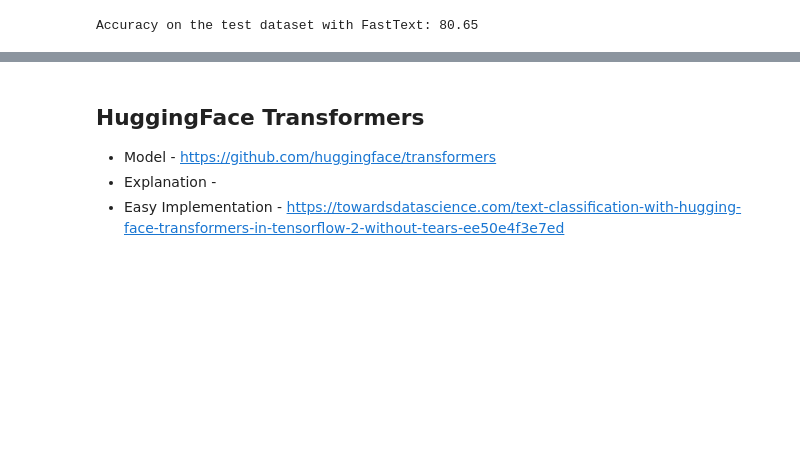
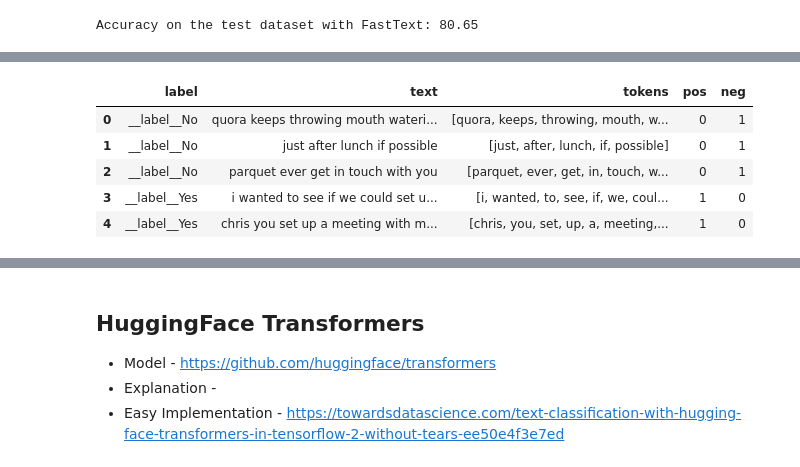
Before and after one commit to georgetao/extraction, a Jupyter notebook: notebooks/email_intent_models.ipynb, the cells around one changed output, grey strips where cells are left out. Cells and saved outputs as stored; diff of their text form; code cells hidden in the pictures; blank space fills up the shorter version.

```diff
--- a/notebooks/email_intent_models.ipynb
+++ b/notebooks/email_intent_models.ipynb
@@ -289,0 +394,3 @@ Accuracy on the test dataset with FastText: 80.65
+# %%
+s_train["tokens"] = [word_tokenize(sentence) for sentence in s_train["text"]]
+s_test["tokens"] = [word_tokenize(sentence) for sentence in s_test["text"]]
@@ -289,0 +458,12 @@ Accuracy on the test dataset with FastText: 80.65
+# %%
+train_nos = [1 if label == "__label__No" else 0 for label in s_train["label"]]
+train_yes = [0 if label == "__label__No" else 1 for label in s_train["label"]]
+
+s_train["pos"] = train_yes
+s_train["neg"] = train_nos
+
+test_nos = [1 if label == "__label__No" else 0 for label in s_test["label"]]
+test_yes = [0 if label == "__label__No" else 1 for label in s_test["label"]]
+
+s_test["pos"] = test_yes
+s_test["neg"] = test_nos
@@ -289,0 +491,9 @@ Accuracy on the test dataset with FastText: 80.65
+# %%
+s_train.head()
+# %% [output]
+|  | label | text | tokens | pos | neg |
+| 0 | __label__No | quora keeps throwing mouth wateri... | [quora, keeps, throwing, mouth, w... | 0 | 1 |
+| 1 | __label__No | just after lunch if possible | [just, after, lunch, if, possible] | 0 | 1 |
+| 2 | __label__No | parquet ever get in touch with you | [parquet, ever, get, in, touch, w... | 0 | 1 |
+| 3 | __label__Yes | i wanted to see if we could set u... | [i, wanted, to, see, if, we, coul... | 1 | 0 |
+| 4 | __label__Yes | chris you set up a meeting with m... | [chris, you, set, up, a, meeting,... | 1 | 0 |
```
Also changed, not shown: parts of 42 cells of this notebook, 3 other files.
